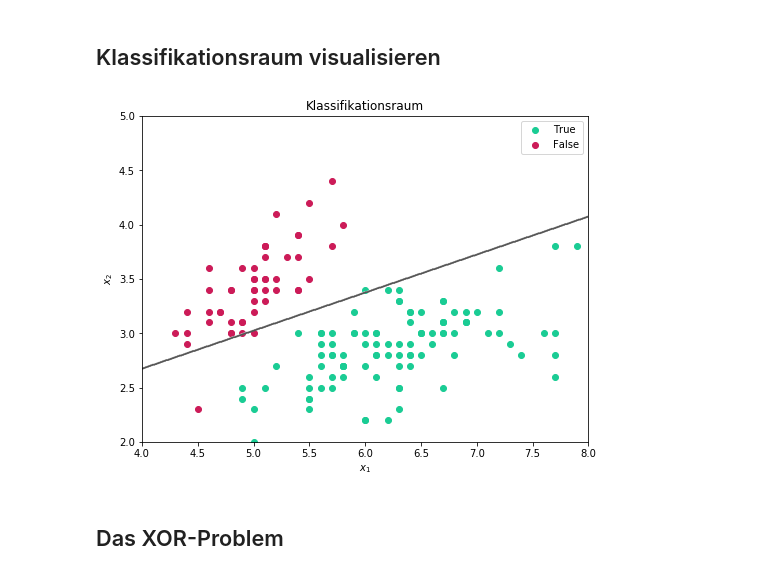
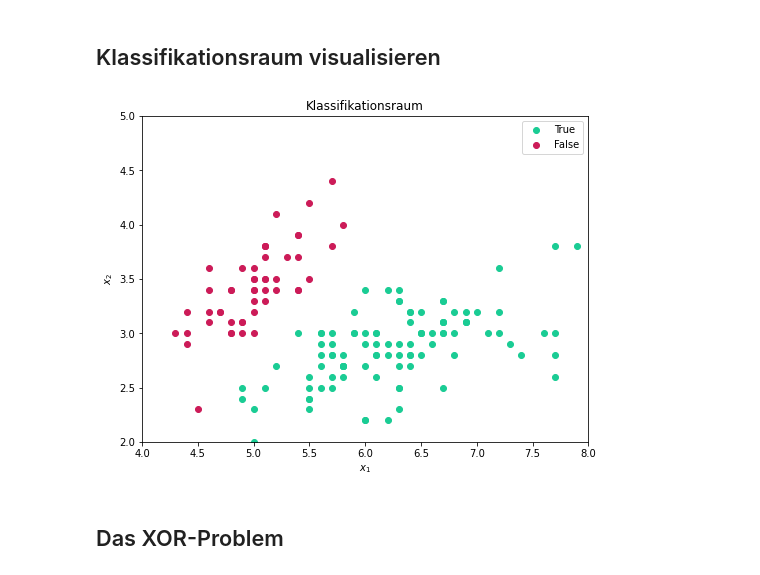
Before and after one commit to fullstack-ml-academy/full-stack-machine-learning, a Jupyter notebook: notepads/12 - Deep Learning/PZN - Perzeptron.ipynb, the cells around one changed output. Drawn from its saved outputs; the diff is of its cells as text; code cells hidden in the pictures.

```diff
--- a/notepads/12 - Deep Learning/PZN - Perzeptron.ipynb
+++ b/notepads/12 - Deep Learning/PZN - Perzeptron.ipynb
@@ -105,23 +106,23 @@ plt.show()
 # %%
 n = 500
 z = []
 meshgrid = np.meshgrid(np.linspace(4,8,n),np.linspace(2,5,n))
 for value in np.nditer(meshgrid):
     z.append(model.predict(np.array(value)).item())
 
 plt.figure(figsize=(8,6))
-plt.contour(meshgrid[0],meshgrid[1],np.array(z).reshape(n,n),cmap=cm.Greys,alpha=0.5)
+#plt.contour(meshgrid[0],meshgrid[1],np.array(z).reshape(n,n),cmap=cm.Greys,alpha=0.5)
 plt.scatter(x[np.where(y==1),:1],x[np.where(y==1),1:2],c="#1ACC94",label="True")
 plt.scatter(x[np.where(y==0),:1],x[np.where(y==0),1:2],c="#CC1B58",label="False")
 plt.xlabel("$x_1$")
 plt.ylabel("$x_2$")
 plt.xlim(4,8)
 plt.ylim(2,5)
 plt.legend()
 plt.title("Klassifikationsraum")
 plt.show()
 # %% [output]
-[figure, old version]
+[figure, new version]
 # %% [markdown]
 ## Das XOR-Problem
 # %%
```
Also changed, not shown: parts of 16 cells of this notebook, 10 other files.
